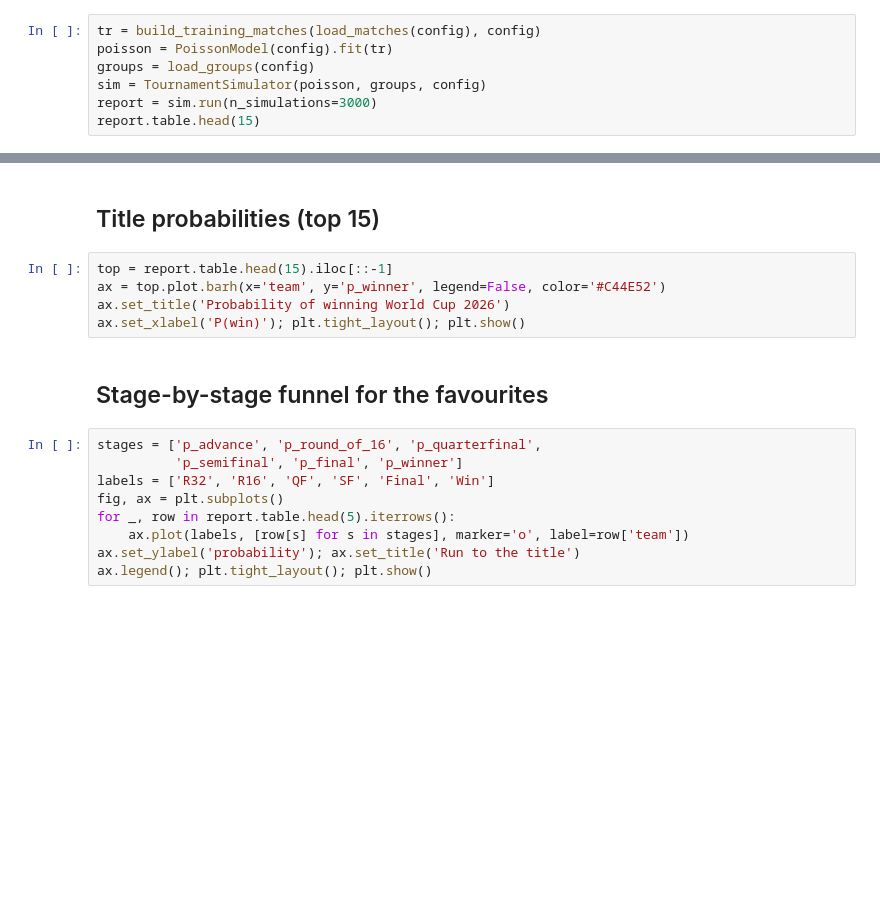
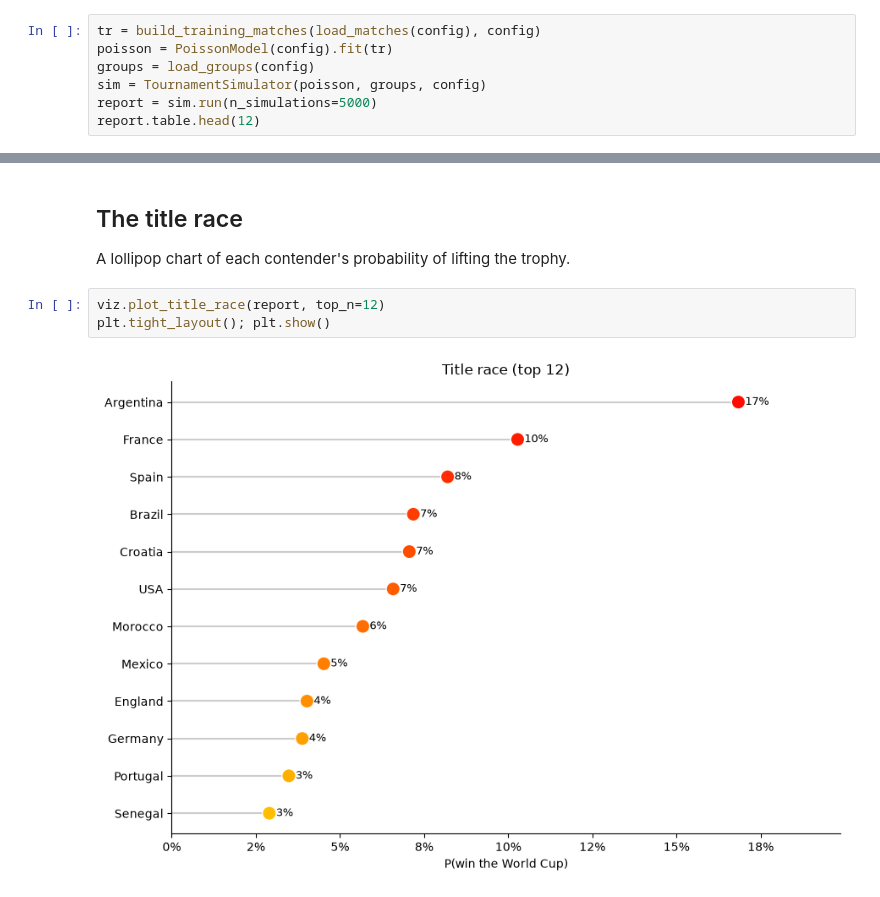
Before and after one commit to ryyant/world-cup-predictor, a Jupyter notebook: notebooks/04_tournament_simulation.ipynb, the cells around one changed output, grey strips where cells are left out. Cells and saved outputs as stored; diff of their text form; blank space fills up the shorter version.

```diff
--- a/notebooks/04_tournament_simulation.ipynb
+++ b/notebooks/04_tournament_simulation.ipynb
@@ -21,5 +22,5 @@ tr = build_training_matches(load_matches(config), config)
 poisson = PoissonModel(config).fit(tr)
 groups = load_groups(config)
 sim = TournamentSimulator(poisson, groups, config)
-report = sim.run(n_simulations=3000)
-report.table.head(15)
+report = sim.run(n_simulations=5000)
+report.table.head(12)
@@ -26,18 +41,9 @@ report.table.head(15)
-# %% [markdown]
-## Title probabilities (top 15)
-# %%
-top = report.table.head(15).iloc[::-1]
-ax = top.plot.barh(x='team', y='p_winner', legend=False, color='#C44E52')
-ax.set_title('Probability of winning World Cup 2026')
-ax.set_xlabel('P(win)'); plt.tight_layout(); plt.show()
-# %% [markdown]
-## Stage-by-stage funnel for the favourites
-# %%
-stages = ['p_advance', 'p_round_of_16', 'p_quarterfinal',
-          'p_semifinal', 'p_final', 'p_winner']
-labels = ['R32', 'R16', 'QF', 'SF', 'Final', 'Win']
-fig, ax = plt.subplots()
-for _, row in report.table.head(5).iterrows():
-    ax.plot(labels, [row[s] for s in stages], marker='o', label=row['team'])
-ax.set_ylabel('probability'); ax.set_title('Run to the title')
-ax.legend(); plt.tight_layout(); plt.show()
+# %% [markdown]
+## The title race
+
+A lollipop chart of each contender's probability of lifting the trophy.
+# %%
+viz.plot_title_race(report, top_n=12)
+plt.tight_layout(); plt.show()
+# %% [output]
+[figure, added]
```
Also changed, not shown: parts of 17 cells of this notebook, 13 other files.
